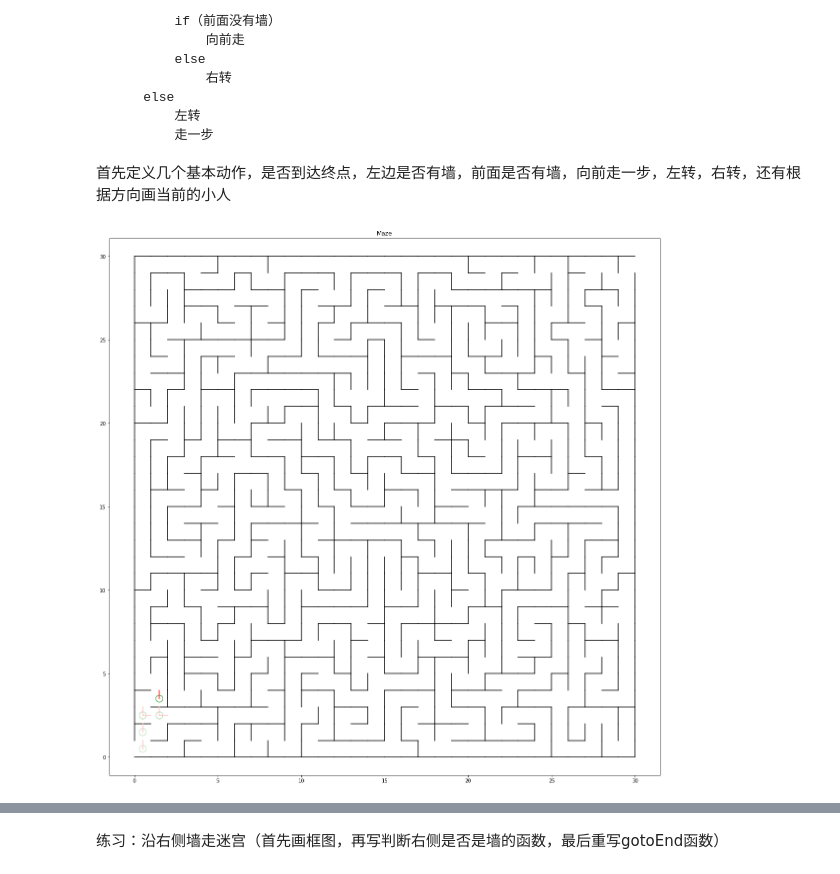
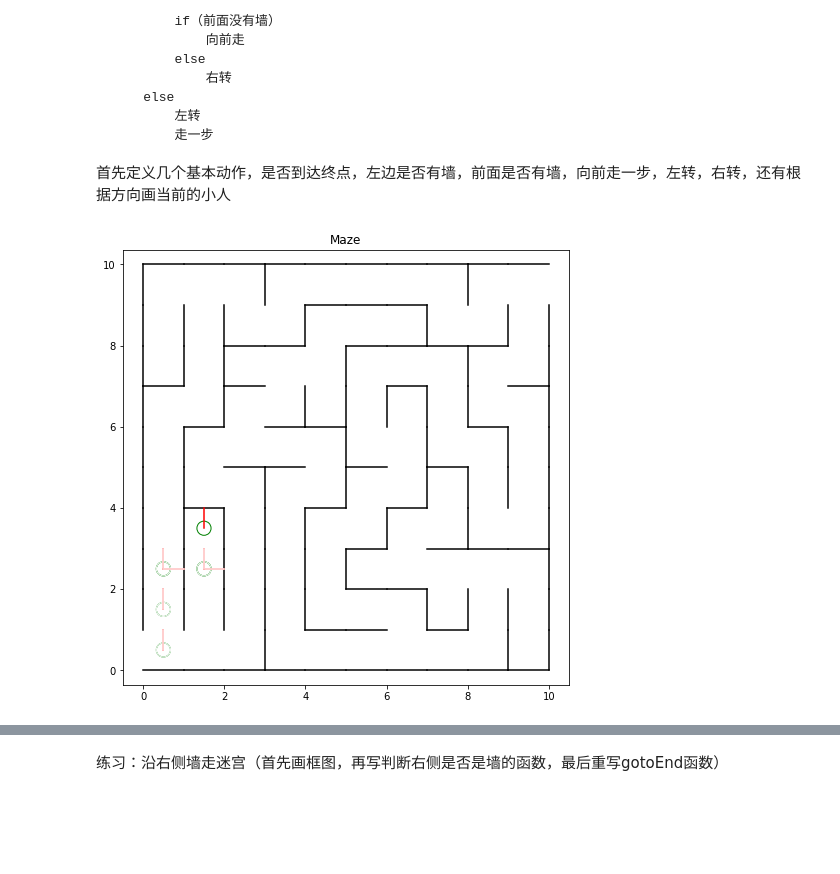
Before and after one commit to arlose/MathAndAlgorithm, a Jupyter notebook: Algorithm/图与路径.ipynb, the cells around one changed output, grey strips where cells are left out. Cells and saved outputs as stored; diff of their text form; code cells hidden in the pictures; blank space fills up the shorter version.

```diff
--- a/Algorithm/图与路径.ipynb
+++ b/Algorithm/图与路径.ipynb
@@ -15,8 +15,8 @@ from IPython import display
 import time
 %matplotlib inline
 
-WIDTH  = 30
-HEIGHT = 30
+WIDTH  = 10
+HEIGHT = 10
 # sys.setrecursionlimit(WIDTH * HEIGHT)
 
 def initVisitedList():
@@ -95,7 +95,7 @@ def DFS(X, Y, edgeList, visited):
                     edgeList.remove(commonEdge)
                 DFS(nextX, nextY, edgeList, visited)
 
-plt.figure(figsize=(20,20))
+plt.figure(figsize=(8,8))
 plt.axis('equal')
 plt.title('Maze')
 edgeList = initEdgeList()
@@ -250,35 +250,35 @@ def turnLeft():
     direction = (direction+3)%4
     drawPerson()
     return
 
 # 向右转
 def turnRight():
     global direction
     clearPerson()
     direction = (direction+1)%4
     drawPerson()
     return
 
 # 画迷宫
 def drawMaze():
-    plt.figure(figsize=(20,20))
+    plt.figure(figsize=(8,8))
     plt.axis('equal')
     plt.title('Maze')
     for edge in edgeList:
         drawLine(edge[0], edge[1], edge[2], edge[3])
 
 # 测试代码
 drawMaze()
 drawPerson()
 step()
 step()
 turnRight()
 step()
 turnLeft()
 step()
 plt.show()
 # %% [output]
-[figure, old version]
+[figure, new version]
 # %%
 posx = 0
 posy = 0
```
Also changed, not shown: parts of 5 cells of this notebook, 1 other file.
